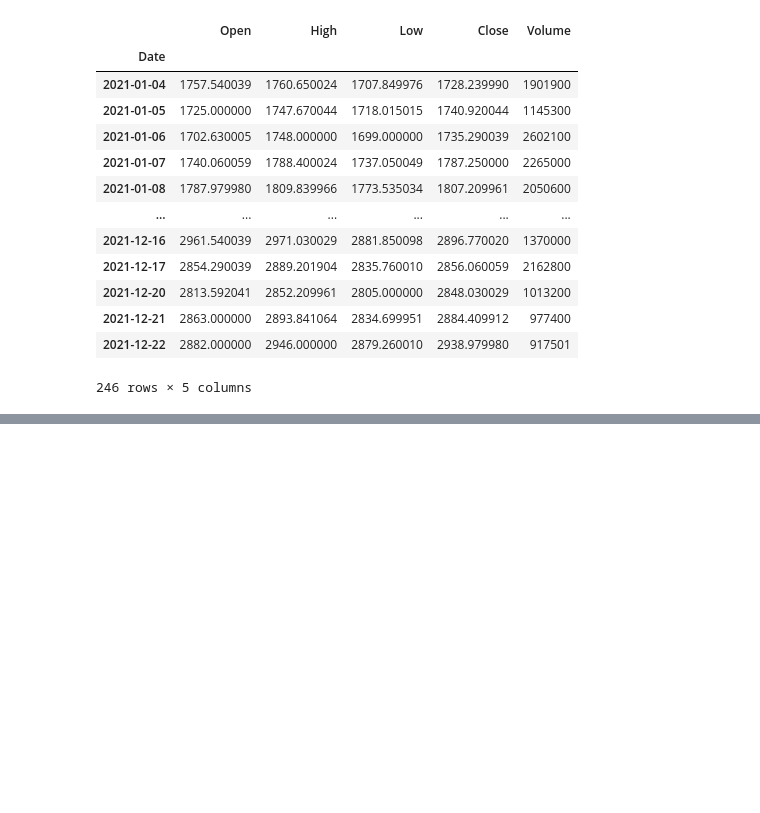
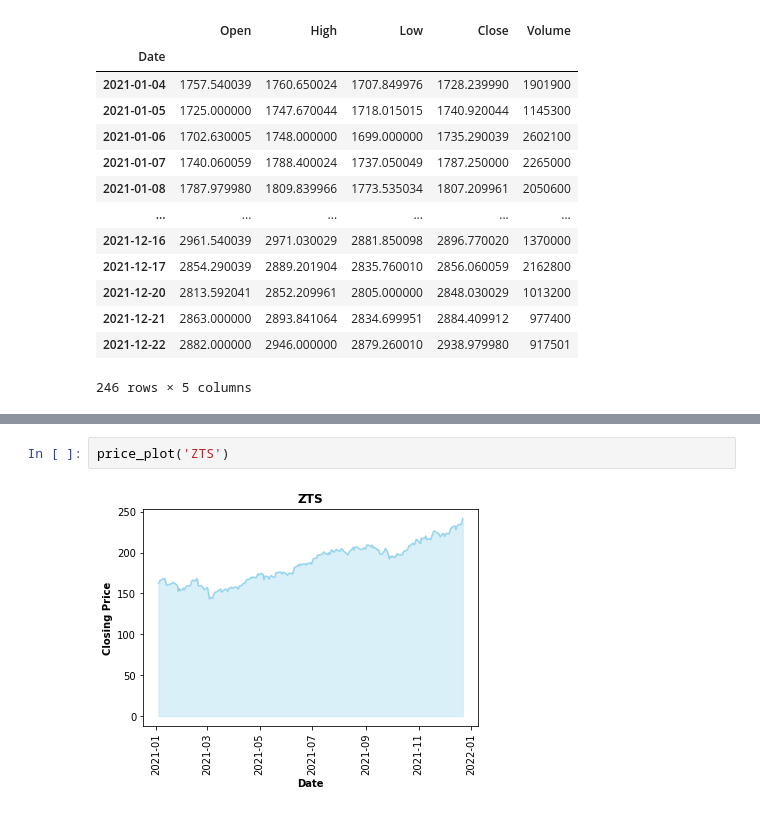
Before and after one commit to InspectorData/DataScienceApps_practice, a Jupyter notebook: EDA-SandP500.ipynb, the cells around one changed output, grey strips where cells are left out. Drawn from its saved outputs; the diff is of its cells as text; blank space fills up the shorter version.

```diff
--- a/EDA-SandP500.ipynb
+++ b/EDA-SandP500.ipynb
@@ -313,0 +321,4 @@ if st.button('Show Plots'):
+# %%
+price_plot('ZTS')
+# %% [output]
+[figure, added]
```
Also changed, not shown: parts of 8 cells of this notebook.
